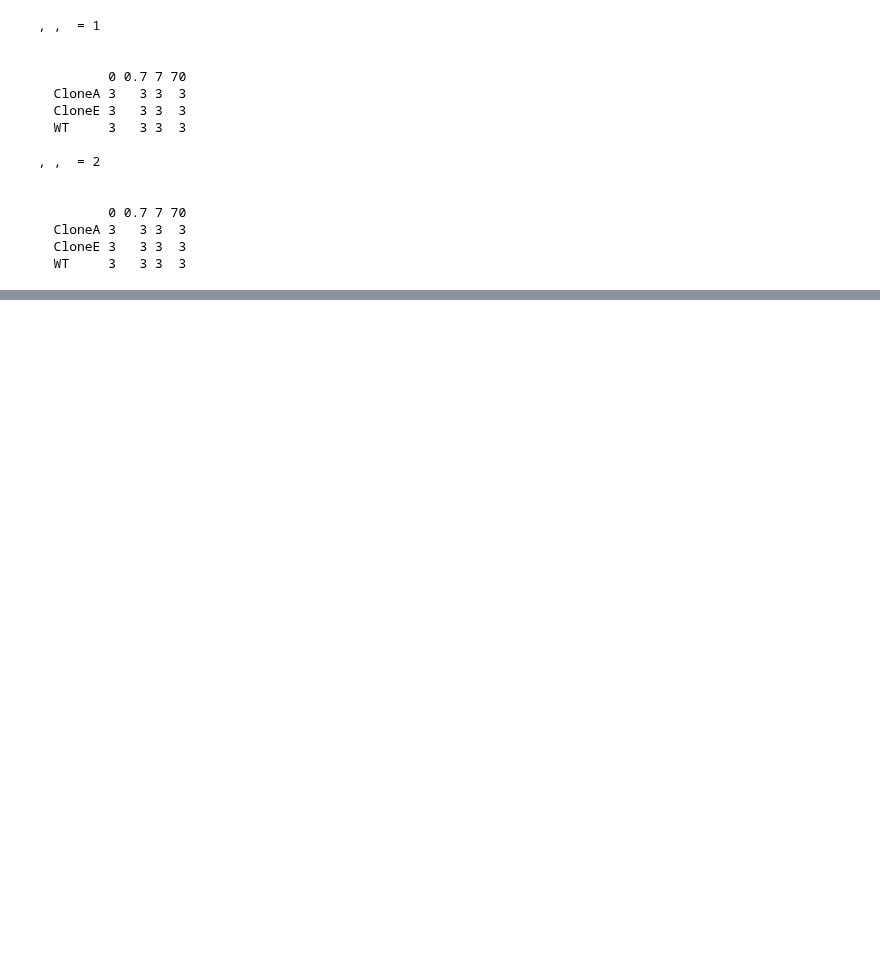
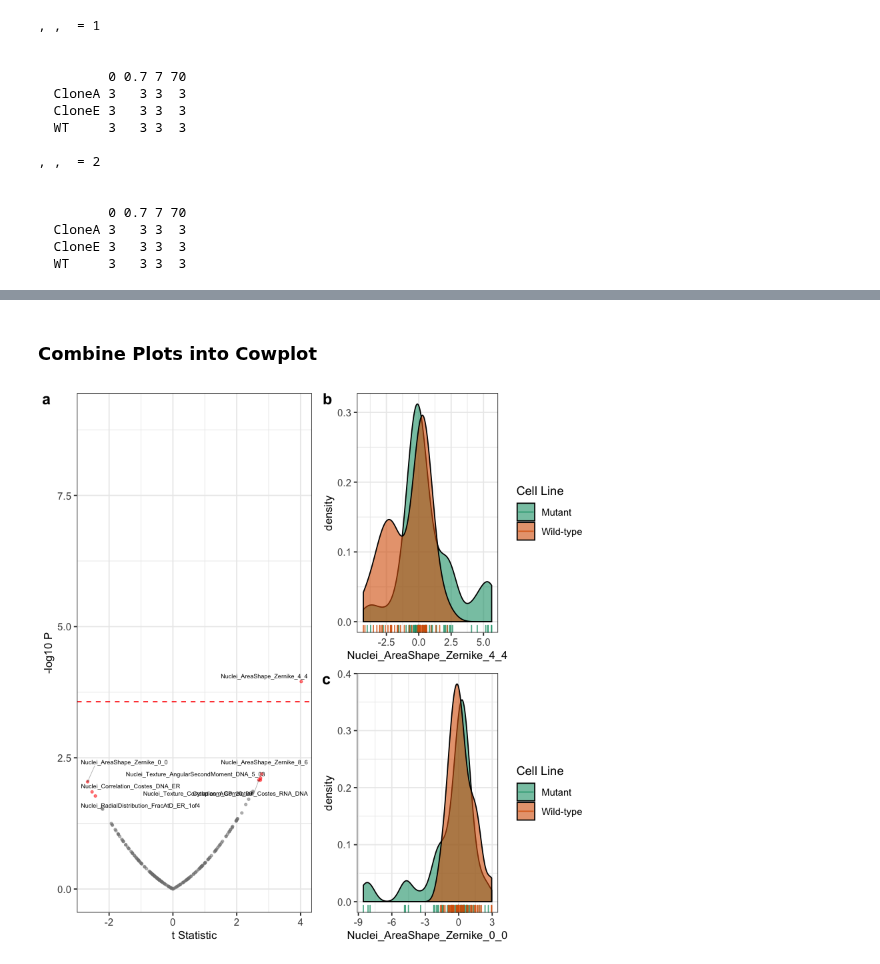
Before and after one commit to broadinstitute/profiling-resistance-mechanisms, a Jupyter notebook: discover-feature-differences.ipynb, the cells around one changed output, grey strips where cells are left out. Saved outputs shown, nothing was run; the diff lists cells and outputs as text; code cells hidden in the pictures; blank space fills up the shorter version.

```diff
--- a/discover-feature-differences.ipynb
+++ b/discover-feature-differences.ipynb
@@ -305,0 +309,20 @@ for (extension in c('.png', '.pdf', '.svg')) {
+# %%
+alpha_correction <- -log10(0.05 / dim(result_cell_df)[1])
+repel_logic <- (
+    result_cell_df$neglog10p > alpha_correction |
+    result_cell_df$tstat_cell > 2.65 |
+    result_cell_df$tstat_cell < -2.4
+    )
+
+ttest_cell_gg <- ttest_volcano(
+    df = result_cell_df,
+    x_string = "tstat_cell",
+    title = "Resistant vs. Wildtype Cells",
+    title_text_size = title_text_size,
+    yintercept = alpha_correction,
+    repel_logic = repel_logic,
+    ggrepel_label_size = ggrepel_label_size,
+    axis_text_size = axis_text_size,
+    axis_title_size = axis_title_size,
+    ymax = ymax
+)
@@ -305,0 +386,26 @@ for (extension in c('.png', '.pdf', '.svg')) {
+# %% [markdown]
+### Combine Plots into Cowplot
+# %%
+full_distrib_gg <- (
+    cowplot::plot_grid(
+        distrib_gg,
+        distrib_neg_gg,
+        labels = c("b", "c"),
+        nrow = 2
+    )
+)
+
+main_plot <- (
+    cowplot::plot_grid(
+        ttest_cell_gg,
+        full_distrib_gg,
+        labels = c("a", ""),
+        ncol = 2,
+        nrow = 1,
+        rel_widths = c(1, 1)
+    )
+)
+
+main_plot
+# %% [output]
+[figure, added]
```
Also changed, not shown: parts of 22 cells of this notebook, 20 other files.
